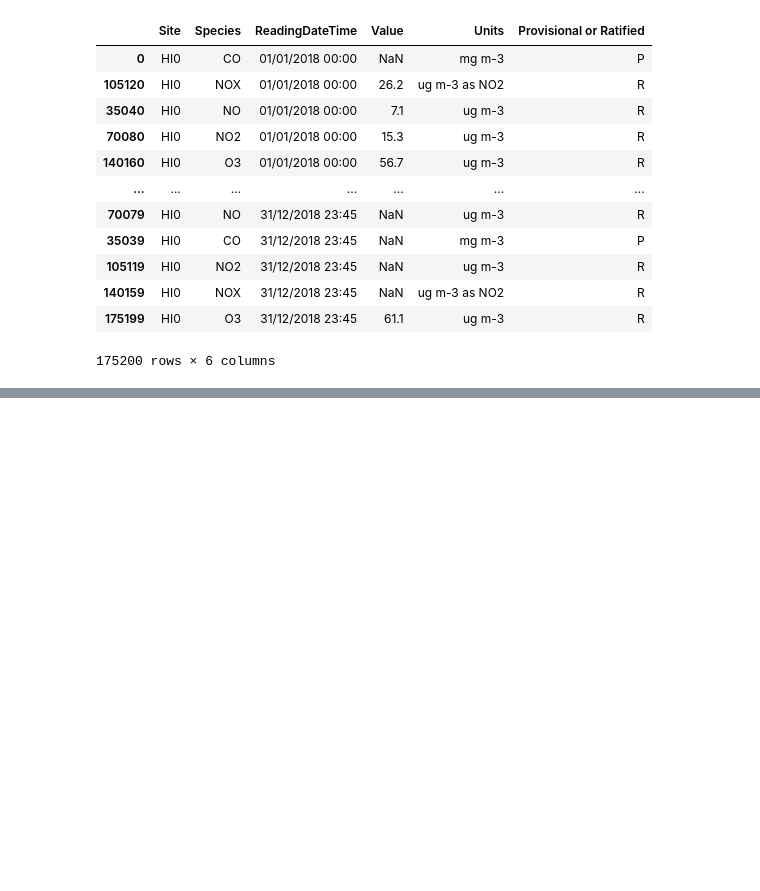
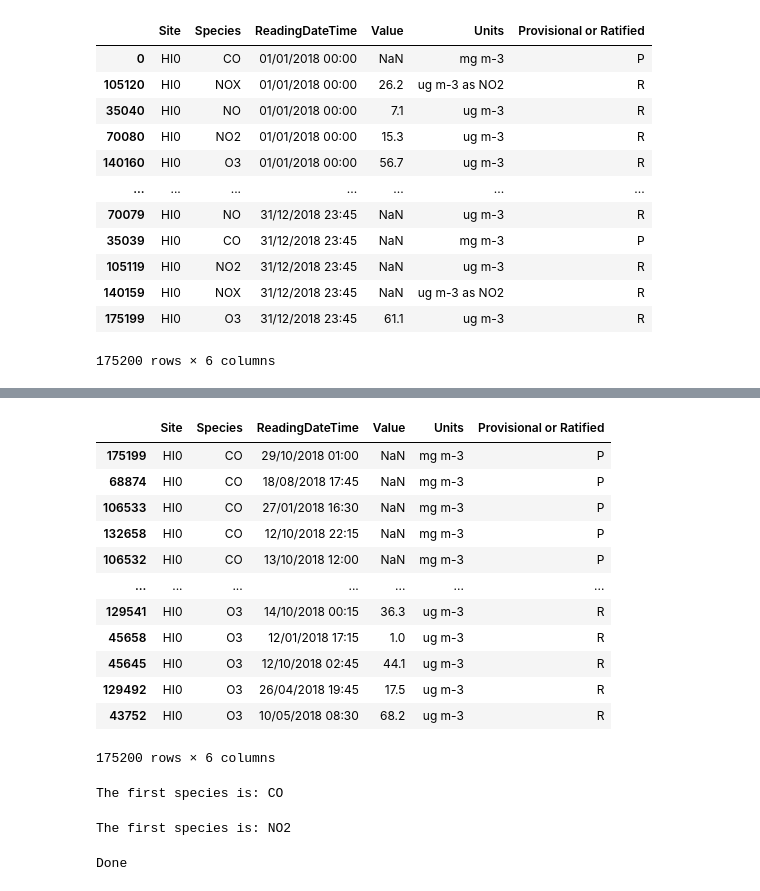
Before and after one commit to OtaSteven/CSC177_Proj, a Jupyter notebook: data_process/data_preprocessing_3.ipynb, the cells around one changed output, grey strips where cells are left out. Saved outputs shown, nothing was run; the diff lists cells and outputs as text; code cells hidden in the pictures; blank space fills up the shorter version.

```diff
--- a/data_process/data_preprocessing_3.ipynb
+++ b/data_process/data_preprocessing_3.ipynb
@@ -140,0 +184,35 @@ Number of rows after discarding missing values = 0
+# %%
+df = df.sort_values(by='Species',ascending=True)
+df
+# %% [output]
+|  | Site | Species | ReadingDateTime | Value | Units | Provisional or Ratified |
+| 175199 | HI0 | CO | 29/10/2018 01:00 | NaN | mg m-3 | P |
+| 68874 | HI0 | CO | 18/08/2018 17:45 | NaN | mg m-3 | P |
+| 106533 | HI0 | CO | 27/01/2018 16:30 | NaN | mg m-3 | P |
+| 132658 | HI0 | CO | 12/10/2018 22:15 | NaN | mg m-3 | P |
+| 106532 | HI0 | CO | 13/10/2018 12:00 | NaN | mg m-3 | P |
+| ... | ... | ... | ... | ... | ... | ... |
+| 129541 | HI0 | O3 | 14/10/2018 00:15 | 36.3 | ug m-3 | R |
+| 45658 | HI0 | O3 | 12/01/2018 17:15 | 1.0 | ug m-3 | R |
+| 45645 | HI0 | O3 | 12/10/2018 02:45 | 44.1 | ug m-3 | R |
+| 129492 | HI0 | O3 | 26/04/2018 19:45 | 17.5 | ug m-3 | R |
+| 43752 | HI0 | O3 | 10/05/2018 08:30 | 68.2 | ug m-3 | R |
+175200 rows × 6 columns
+# %%
+print("The first species is: {}".format(df['Species'].iloc[0]))
+# %% [output]
+The first species is: CO
+# %%
+print("The first species is: {}".format(df['Species'].loc[0]))
+# %% [output]
+The first species is: NO2
+# %%
+#SAVING A DATAFRAME
+filename_read = os.path.join(path,"LaqnData.csv")
+filename_write = os.path.join(path,"LaqnData-shuffle.csv")
+df = pd.read_csv(filename_read,na_values=['NA','?'])
+df = df.reindex(np.random.permutation(df.index))
+df.to_csv(filename_write,index=False)   # Specify index = false to not write row numbers
+print("Done")
+# %% [output]
+Done
```
Also changed, not shown: parts of 9 cells of this notebook, 5 other files.
